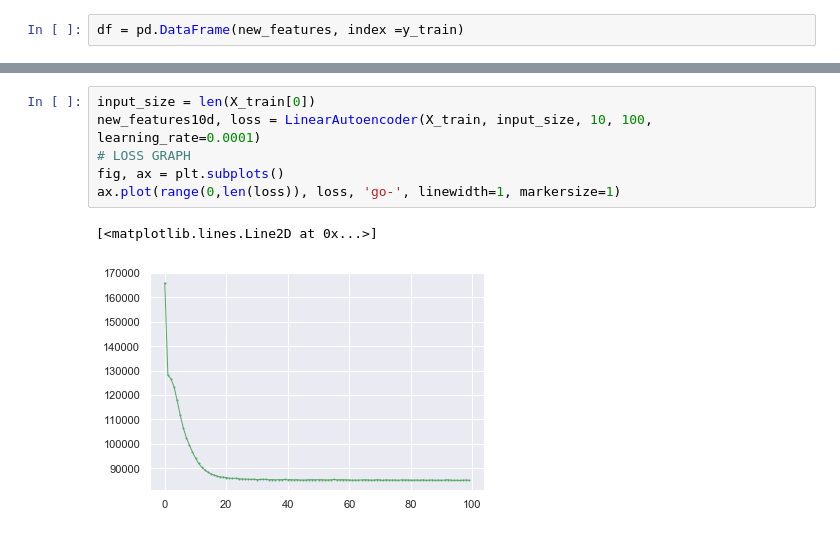
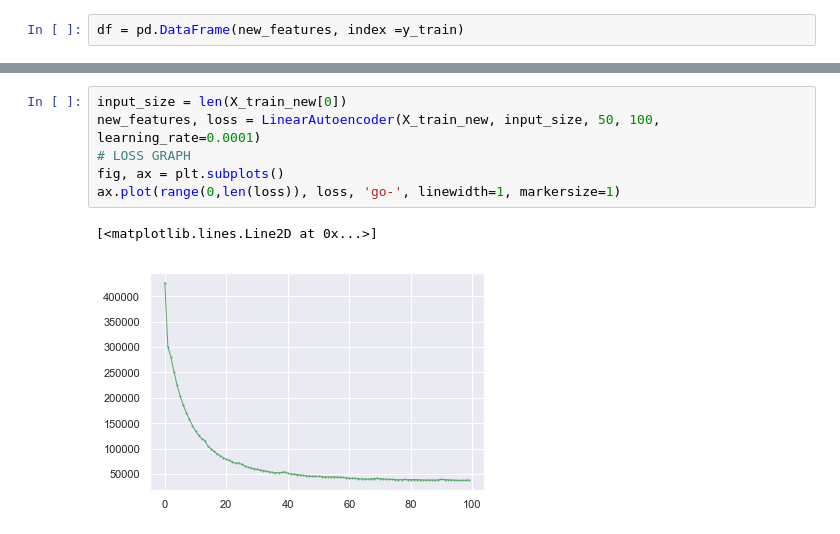
Before and after one commit to hacertilbec/Protein-Vectorization, a Jupyter notebook: Protein Distance Matrix/Hierarchical Clustering Heat Map.ipynb, the cells around one changed output, grey strips where cells are left out. Saved outputs shown, nothing was run; the diff lists cells and outputs as text.

```diff
--- a/Protein Distance Matrix/Hierarchical Clustering Heat Map.ipynb
+++ b/Protein Distance Matrix/Hierarchical Clustering Heat Map.ipynb
@@ -64,9 +114,9 @@ g = sns.clustermap(df[:50], yticklabels=True, figsize=(15, 20))
 # %%
-input_size = len(X_train[0])
-new_features10d, loss = LinearAutoencoder(X_train, input_size, 10, 100, learning_rate=0.0001)
+input_size = len(X_train_new[0])
+new_features, loss = LinearAutoencoder(X_train_new, input_size, 50, 100, learning_rate=0.0001)
 # LOSS GRAPH
 fig, ax = plt.subplots()
 ax.plot(range(0,len(loss)), loss, 'go-', linewidth=1, markersize=1)
 # %% [output]
 [<matplotlib.lines.Line2D at 0x...>]
-[figure, old version]
+[figure, new version]
```
Also changed, not shown: parts of 35 cells of this notebook.
